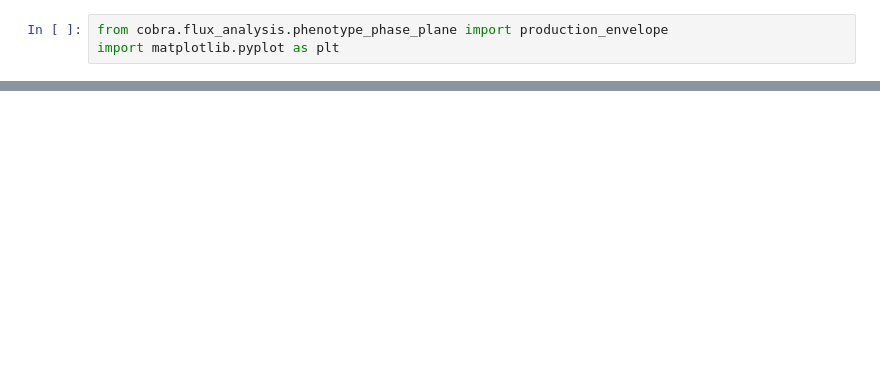
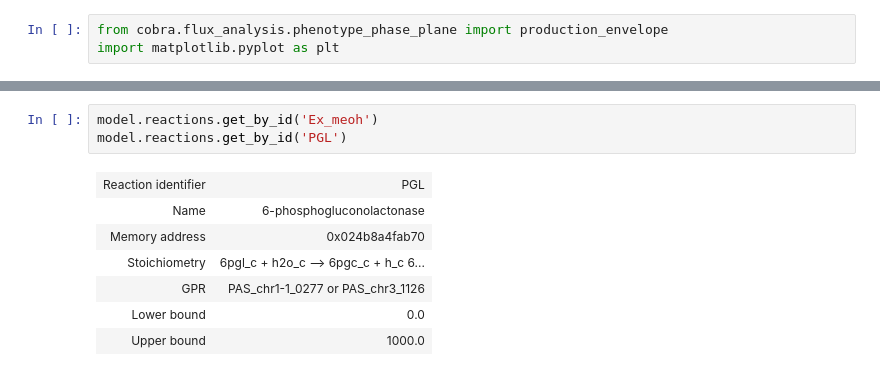
Before and after one commit to 27410/group-assignment-2021-group-8-malonic-acid-in-k-phaffii, a Jupyter notebook: models/Adjusted_models/iMT1026_adjustments.ipynb, the cells around one changed output, grey strips where cells are left out. Drawn from its saved outputs; the diff is of its cells as text; blank space fills up the shorter version.

```diff
--- a/models/Adjusted_models/iMT1026_adjustments.ipynb
+++ b/models/Adjusted_models/iMT1026_adjustments.ipynb
@@ -102,0 +135,11 @@ ppp_maac_bms.plot(x='EX_mac_e', y='flux_maximum')
+# %%
+model.reactions.get_by_id('Ex_meoh')
+model.reactions.get_by_id('PGL')
+# %% [output]
+| Reaction identifier | PGL |
+| Name | 6-phosphogluconolactonase |
+| Memory address | 0x024b8a4fab70 |
+| Stoichiometry | 6pgl_c + h2o_c --> 6pgc_c + h_c 6... |
+| GPR | PAS_chr1-1_0277 or PAS_chr3_1126 |
+| Lower bound | 0.0 |
+| Upper bound | 1000.0 |
```
Also changed, not shown: parts of 12 cells of this notebook, 1 other file.
